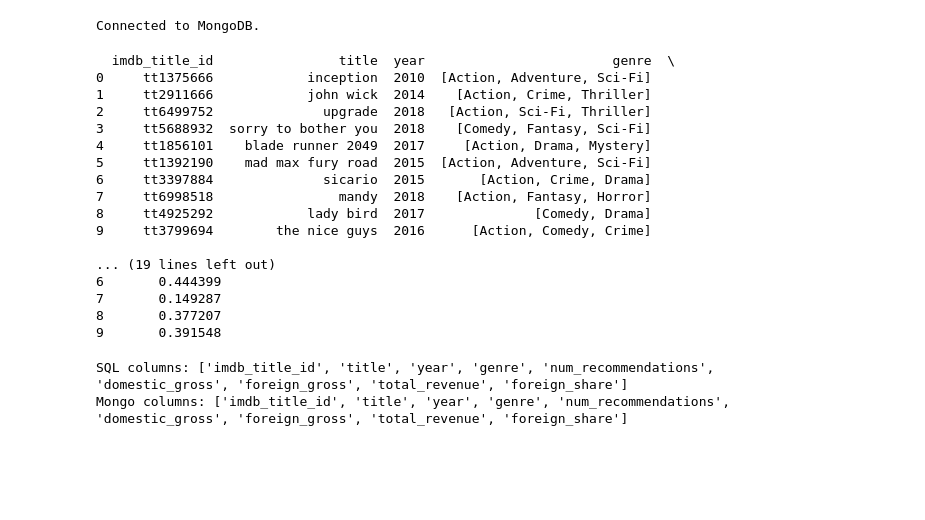
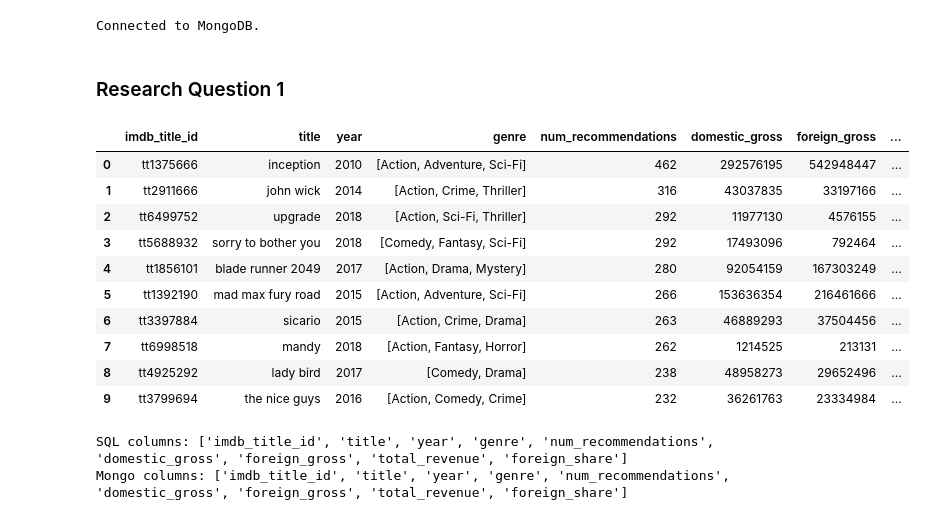
Before and after one commit to snowy17037/cpsc368_group-project, a Jupyter notebook: phase4_analysis.ipynb, the cells around one changed output. Drawn from its saved outputs; the diff is of its cells as text; code cells hidden in the pictures; blank space fills up the shorter version.

```diff
--- a/phase4_analysis.ipynb
+++ b/phase4_analysis.ipynb
@@ -4,11 +4,13 @@ import pymongo
 import matplotlib.pyplot as plt
 import seaborn as sns
 import altair as alt
+import numpy as np
+
 
 
 # Connect to MongoDB
-CWL = "bchau01"
-SNUM = 76377498
+CWL = "..."
+SNUM = "..."
 
 connection_string = f"mongodb://{CWL}:a{SNUM}@localhost:27017/{CWL}"
 client = pymongo.MongoClient(connection_string, serverSelectionTimeoutMS=5000)
@@ -21,6 +23,8 @@ db = client[CWL]
 movies_collection = db["movies"]
 # %% [output]
 Connected to MongoDB.
+# %% [markdown]
+### Research Question 1
 # %%
 # RQ1
 pipeline1 = [
@@ -56,51 +60,45 @@ pipeline1 = [
                                     "$box_office.domestic_gross",
                                     "$box_office.foreign_gross"
                                 ]
                             },
                             0
                         ]
                     },
                     None,
                     {
                         "$divide": [
                             "$box_office.foreign_gross",
                             {
                                 "$add": [
                                     "$box_office.domestic_gross",
                                     "$box_office.foreign_gross"
                                 ]
                             }
                         ]
                     }
                 ]
             }
         }
     },
     {
         "$sort": {"num_recommendations": -1}
     }
 ]
 
-results = list(movies_collection.aggregate(pipeline1))
-df1 = pd.DataFrame(results)
+results1 = list(movies_collection.aggregate(pipeline1))
+df1 = pd.DataFrame(results1)
 
-print(df1.head(10))
+df1.head(10)
 # %% [output]
-  imdb_title_id                title  year                        genre  \
-0     tt1375666            inception  2010  [Action, Adventure, Sci-Fi]
-1     tt2911666            john wick  2014    [Action, Crime, Thriller]
-2     tt6499752              upgrade  2018   [Action, Sci-Fi, Thriller]
-3     tt5688932  sorry to bother you  2018    [Comedy, Fantasy, Sci-Fi]
-4     tt1856101    blade runner 2049  2017     [Action, Drama, Mystery]
-5     tt1392190    mad max fury road  2015  [Action, Adventure, Sci-Fi]
-6     tt3397884              sicario  2015       [Action, Crime, Drama]
-7     tt6998518                mandy  2018    [Action, Fantasy, Horror]
-8     tt4925292            lady bird  2017              [Comedy, Drama]
-9     tt3799694        the nice guys  2016      [Action, Comedy, Crime]
-
-... (19 lines left out)
-6       0.444399
-7       0.149287
-8       0.377207
-9       0.391548
+|  | imdb_title_id | title | year | genre | num_recommendations | domestic_gross | foreign_gross | ... |
+| 0 | tt1375666 | inception | 2010 | [Action, Adventure, Sci-Fi] | 462 | 292576195 | 542948447 | ... |
+| 1 | tt2911666 | john wick | 2014 | [Action, Crime, Thriller] | 316 | 43037835 | 33197166 | ... |
+| 2 | tt6499752 | upgrade | 2018 | [Action, Sci-Fi, Thriller] | 292 | 11977130 | 4576155 | ... |
+| 3 | tt5688932 | sorry to bother you | 2018 | [Comedy, Fantasy, Sci-Fi] | 292 | 17493096 | 792464 | ... |
+| 4 | tt1856101 | blade runner 2049 | 2017 | [Action, Drama, Mystery] | 280 | 92054159 | 167303249 | ... |
+| 5 | tt1392190 | mad max fury road | 2015 | [Action, Adventure, Sci-Fi] | 266 | 153636354 | 216461666 | ... |
+| 6 | tt3397884 | sicario | 2015 | [Action, Crime, Drama] | 263 | 46889293 | 37504456 | ... |
+| 7 | tt6998518 | mandy | 2018 | [Action, Fantasy, Horror] | 262 | 1214525 | 213131 | ... |
+| 8 | tt4925292 | lady bird | 2017 | [Comedy, Drama] | 238 | 48958273 | 29652496 | ... |
+| 9 | tt3799694 | the nice guys | 2016 | [Action, Comedy, Crime] | 232 | 36261763 | 23334984 | ... |
 # %%
```
Also changed, not shown: parts of 11 cells of this notebook.
